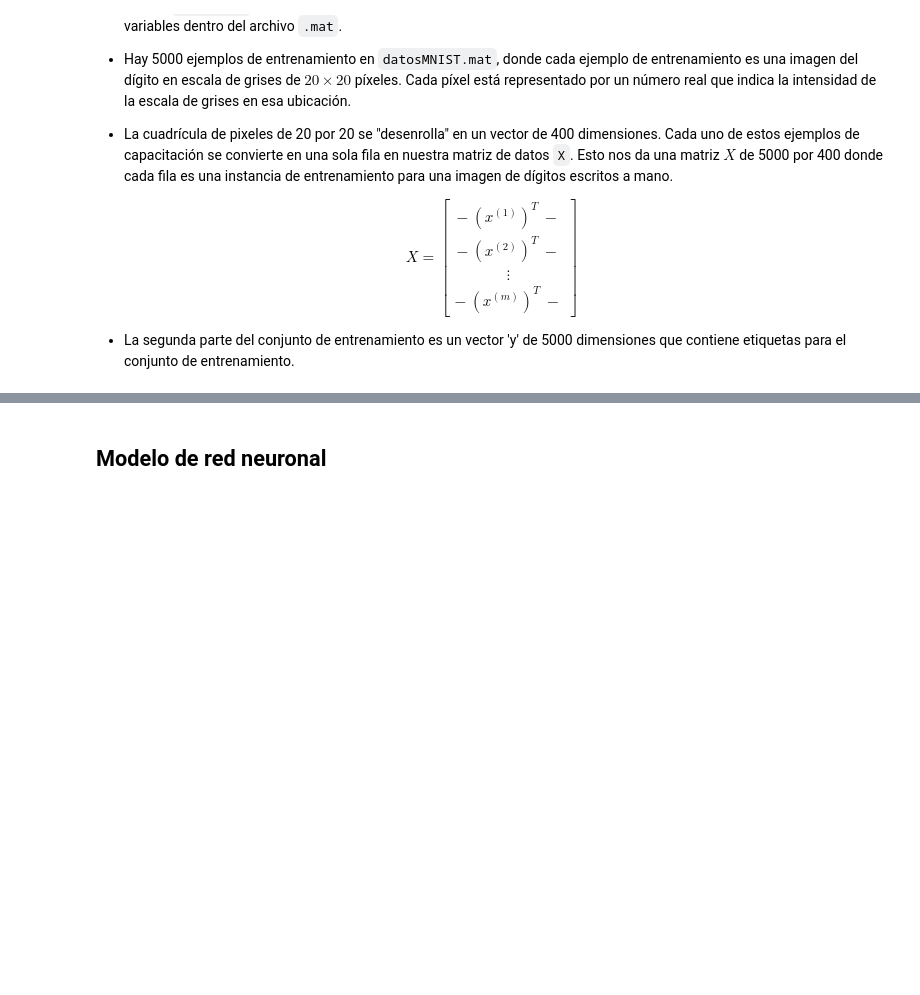
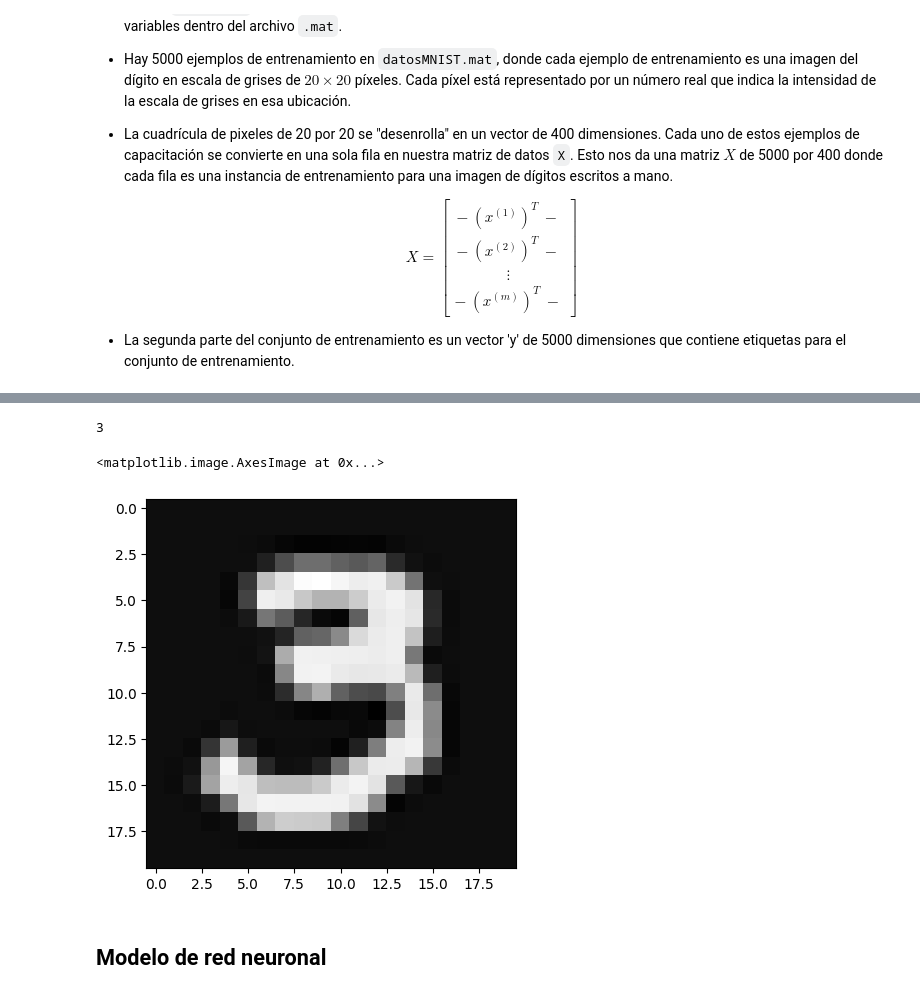
Before and after one commit to johedan20012/Mineria-de-texto, a Jupyter notebook: Redes_neuronales/Propagacion_directa_alumnos.ipynb, the cells around one changed output, grey strips where cells are left out. Cells and saved outputs as stored; diff of their text form; code cells hidden in the pictures; blank space fills up the shorter version.

```diff
--- a/Redes_neuronales/Propagacion_directa_alumnos.ipynb
+++ b/Redes_neuronales/Propagacion_directa_alumnos.ipynb
@@ -63,8 +65,12 @@ for i in range(10):
 # %%
 #1680
 print(y[1680])
 fig,ax=plt.subplots()
-ax.imshow(X[1680].reshape((20,20),order='F'))
+ax.imshow(X[1680].reshape((20,20),order='F'),cmap="gray")
+# %% [output]
+3
+<matplotlib.image.AxesImage at 0x...>
+[figure, added]
 # %% [markdown]
 ## Modelo de red neuronal
 # %% [markdown]
```
Also changed, not shown: parts of 4 cells of this notebook, 4 other files.
